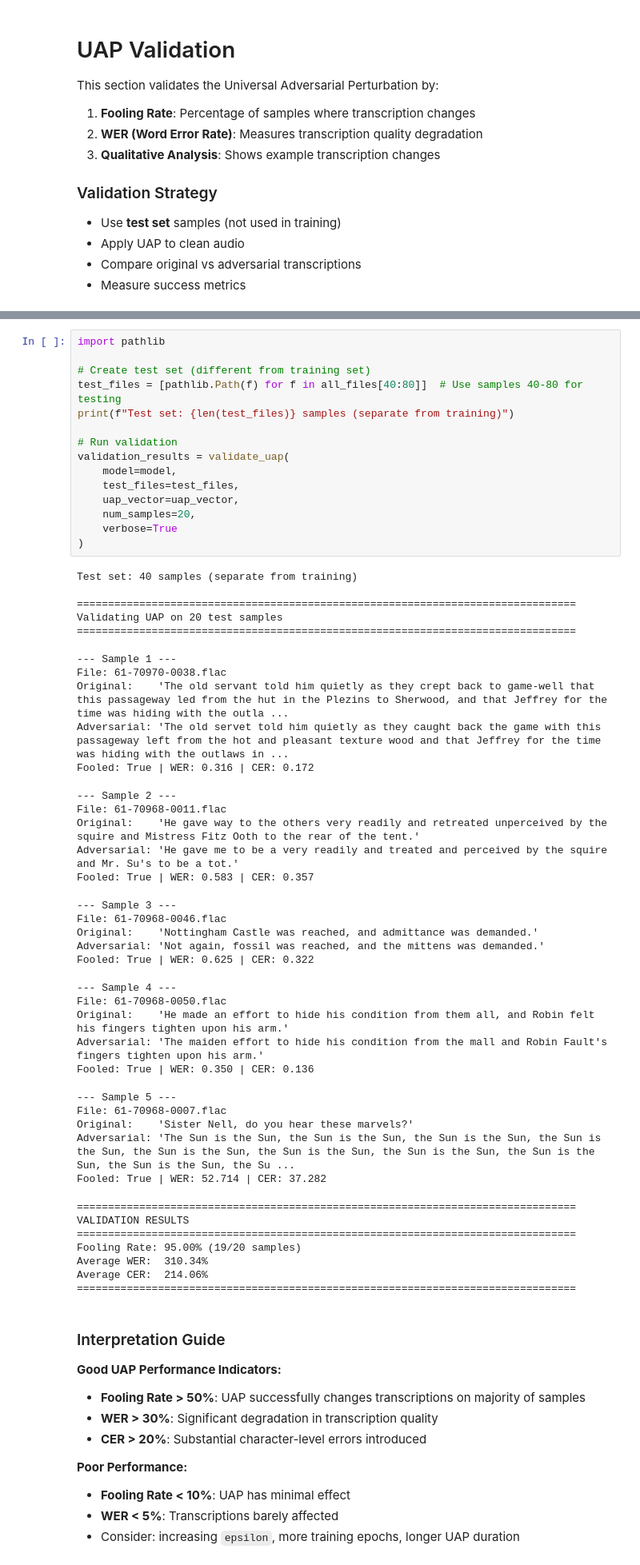
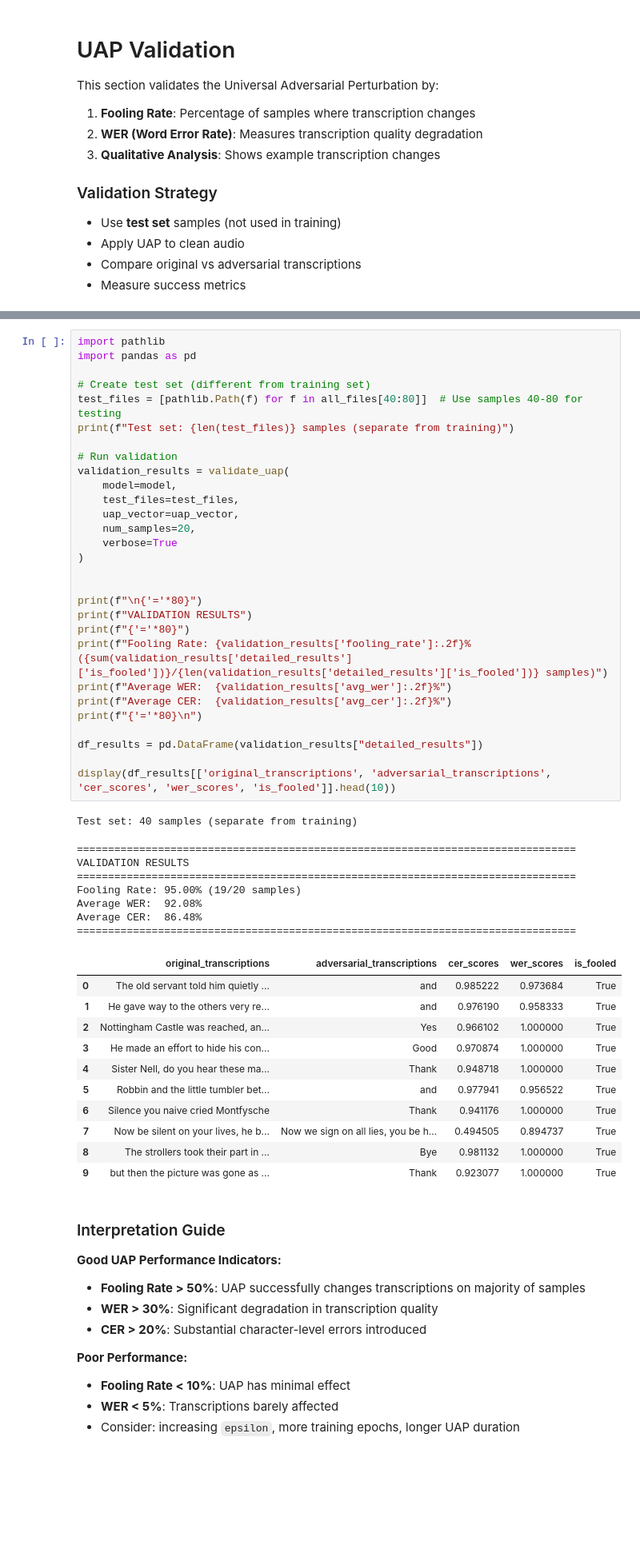
Before and after one commit to victorhg/aai-590-capstone, a Jupyter notebook: notebooks/04_uap_training.ipynb, the cells around one changed output, grey strips where cells are left out. Shown at 80% size. Cells and saved outputs as stored; diff of their text form; blank space fills up the shorter version.

```diff
--- a/notebooks/04_uap_training.ipynb
+++ b/notebooks/04_uap_training.ipynb
@@ -388,56 +240,52 @@ except ImportError:
 # %%
 import pathlib
+import pandas as pd
 
 # Create test set (different from training set)
 test_files = [pathlib.Path(f) for f in all_files[40:80]]  # Use samples 40-80 for testing
 print(f"Test set: {len(test_files)} samples (separate from training)")
 
 # Run validation
 validation_results = validate_uap(
     model=model,
     test_files=test_files,
     uap_vector=uap_vector,
     num_samples=20,
     verbose=True
 )
+
+
+print(f"\n{'='*80}")
+print(f"VALIDATION RESULTS")
+print(f"{'='*80}")
+print(f"Fooling Rate: {validation_results['fooling_rate']:.2f}% ({sum(validation_results['detailed_results']['is_fooled'])}/{len(validation_results['detailed_results']['is_fooled'])} samples)")
+print(f"Average WER:  {validation_results['avg_wer']:.2f}%")
+print(f"Average CER:  {validation_results['avg_cer']:.2f}%")
+print(f"{'='*80}\n")
+
+df_results = pd.DataFrame(validation_results["detailed_results"])
+
+display(df_results[['original_transcriptions', 'adversarial_transcriptions', 'cer_scores', 'wer_scores', 'is_fooled']].head(10))
 # %% [output]
 Test set: 40 samples (separate from training)
-
-================================================================================
-Validating UAP on 20 test samples
-================================================================================
---- Sample 1 ---
-File: 61-70970-0038.flac
-Original:    'The old servant told him quietly as they crept back to game-well that this passageway led from the hut in the Plezins to Sherwood, and that Jeffrey for the time was hiding with the outla ...
-Adversarial: 'The old servet told him quietly as they caught back the game with this passageway left from the hot and pleasant texture wood and that Jeffrey for the time was hiding with the outlaws in ...
-Fooled: True | WER: 0.316 | CER: 0.172
+================================================================================
+VALIDATION RESULTS
+================================================================================
+Fooling Rate: 95.00% (19/20 samples)
+Average WER:  92.08%
+Average CER:  86.48%
+================================================================================
---- Sample 2 ---
-File: 61-70968-0011.flac
-Original:    'He gave way to the others very readily and retreated unperceived by the squire and Mistress Fitz Ooth to the rear of the tent.'
-Adversarial: 'He gave me to be a very readily and treated and perceived by the squire and Mr. Su's to be a tot.'
-Fooled: True | WER: 0.583 | CER: 0.357
---- Sample 3 ---
-File: 61-70968-0046.flac
-Original:    'Nottingham Castle was reached, and admittance was demanded.'
-Adversarial: 'Not again, fossil was reached, and the mittens was demanded.'
-Fooled: True | WER: 0.625 | CER: 0.322
---- Sample 4 ---
-File: 61-70968-0050.flac
-Original:    'He made an effort to hide his condition from them all, and Robin felt his fingers tighten upon his arm.'
-Adversarial: 'The maiden effort to hide his condition from the mall and Robin Fault's fingers tighten upon his arm.'
-Fooled: True | WER: 0.350 | CER: 0.136
---- Sample 5 ---
-File: 61-70968-0007.flac
-Original:    'Sister Nell, do you hear these marvels?'
-Adversarial: 'The Sun is the Sun, the Sun is the Sun, the Sun is the Sun, the Sun is the Sun, the Sun is the Sun, the Sun is the Sun, the Sun is the Sun, the Sun is the Sun, the Sun is the Sun, the Su ...
-Fooled: True | WER: 52.714 | CER: 37.282
-================================================================================
-VALIDATION RESULTS
-================================================================================
-Fooling Rate: 95.00% (19/20 samples)
-Average WER:  310.34%
-Average CER:  214.06%
-================================================================================
+|  | original_transcriptions | adversarial_transcriptions | cer_scores | wer_scores | is_fooled |
+| 0 | The old servant told him quietly ... | and | 0.985222 | 0.973684 | True |
+| 1 | He gave way to the others very re... | and | 0.976190 | 0.958333 | True |
+| 2 | Nottingham Castle was reached, an... | Yes | 0.966102 | 1.000000 | True |
+| 3 | He made an effort to hide his con... | Good | 0.970874 | 1.000000 | True |
+| 4 | Sister Nell, do you hear these ma... | Thank | 0.948718 | 1.000000 | True |
+| 5 | Robbin and the little tumbler bet... | and | 0.977941 | 0.956522 | True |
+| 6 | Silence you naive cried Montfysche | Thank | 0.941176 | 1.000000 | True |
+| 7 | Now be silent on your lives, he b... | Now we sign on all lies, you be h... | 0.494505 | 0.894737 | True |
+| 8 | The strollers took their part in ... | Bye | 0.981132 | 1.000000 | True |
+| 9 | but then the picture was gone as ... | Thank | 0.923077 | 1.000000 | True |
 # %% [markdown]
 ### Interpretation Guide
 
```
Also changed, not shown: parts of 10 cells of this notebook, 3 other files.
